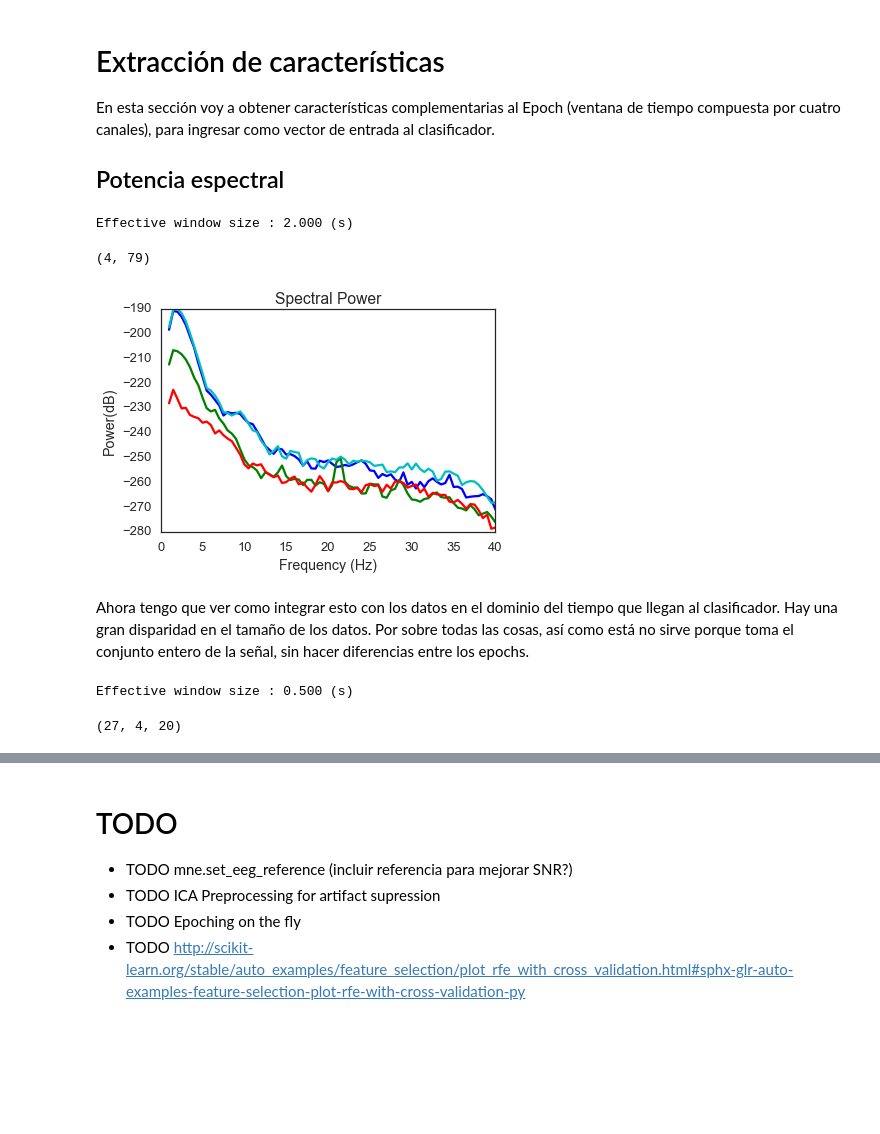
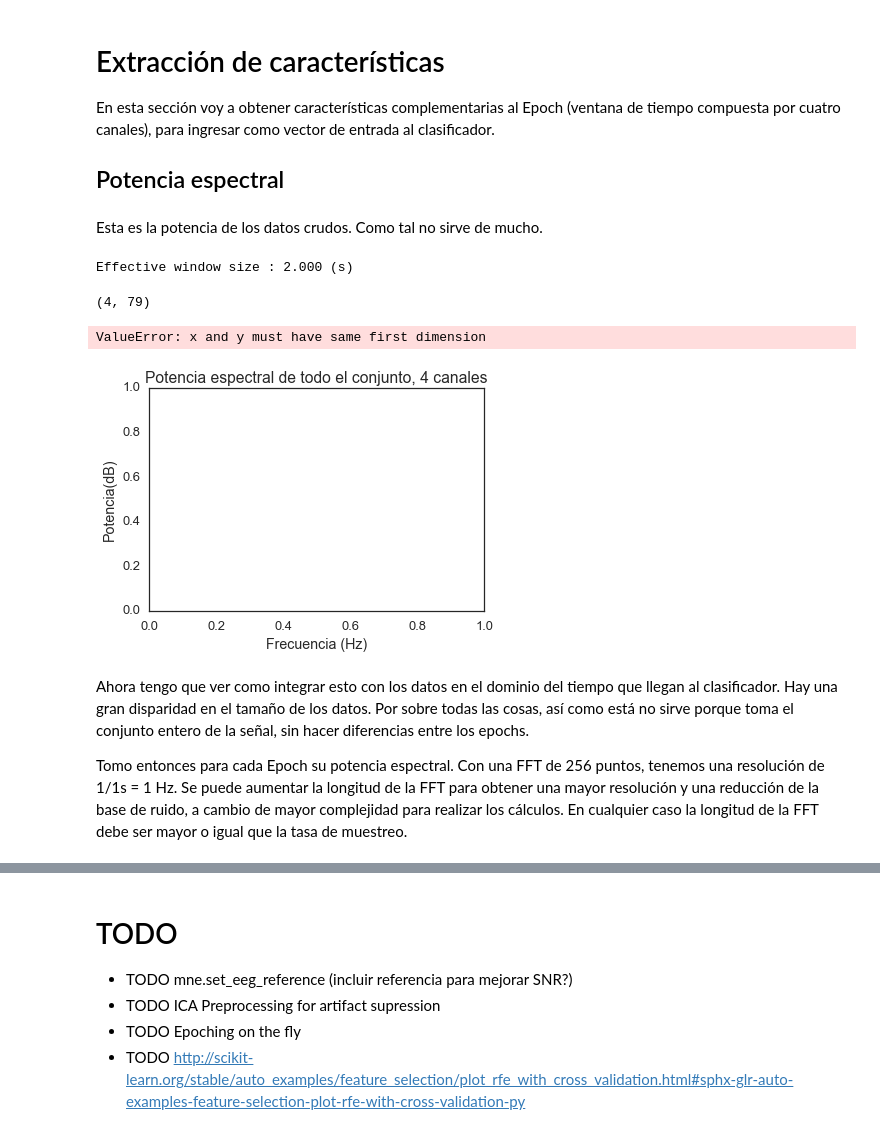
Before and after one commit to matiya/muse-signal-classifier, a Jupyter notebook: notebook/draft.ipynb, the cells around one changed output, grey strips where cells are left out. Cells and saved outputs as stored; diff of their text form; code cells hidden in the pictures; blank space fills up the shorter version.

```diff
--- a/notebook/draft.ipynb
+++ b/notebook/draft.ipynb
@@ -270,6 +270,8 @@ Como se observa, en 5 ejecuciones, el clasificador obtuvo un porcentaje de éxit
 En esta sección voy a obtener características complementarias al Epoch (ventana de tiempo compuesta por cuatro canales), para ingresar como vector de entrada al clasificador.
 
 ## Potencia espectral
+# %% [markdown]
+Esta es la potencia de los datos crudos. Como tal no sirve de mucho.
 # %%
 from mne.time_frequency import psd_welch
 potencia, freq = psd_welch(raw_train, fmax=40, fmin=1, n_fft=512)
@@ -280,21 +282,16 @@ Effective window size : 2.000 (s)
 (4, 79)
 # %%
 plt.figure()
-plt.xlabel('Frequency (Hz)')
-plt.ylabel('Power(dB)')
-plt.title('Spectral Power')
+plt.xlabel('Frecuencia (Hz)')
+plt.ylabel('Potencia(dB)')
+plt.title('Potencia espectral de todo el conjunto, 4 canales')
 for pot in potenciadB:
            plt.plot(freq, pot)
 plt.show()
 # %% [output]
+ValueError: x and y must have same first dimension
-[figure, old version]
+[figure, new version]
 # %% [markdown]
 Ahora tengo que ver como integrar esto con los datos en el dominio del tiempo que llegan al clasificador. Hay una gran disparidad en el tamaño de los datos. Por sobre todas las cosas, así como está no sirve porque toma el conjunto entero de la señal, sin hacer diferencias entre los epochs.
+
+Tomo entonces para cada Epoch su potencia espectral. Con una FFT de 256 puntos, tenemos una resolución de 1/1s = 1 Hz. Se puede aumentar la longitud de la FFT para obtener una mayor resolución y una reducción de la base de ruido, a cambio de mayor complejidad para realizar los cálculos. En cualquier caso la longitud de la FFT debe ser mayor o igual que la tasa de muestreo.
-# %%
-potenciaEpoch, freq = psd_welch(epochs_train, fmax=40, fmin=1, n_fft=128)
-for potenciaE in potenciaEpoch:
-    potenciaE = 20 * np.log10(potenciaE)  # scale to dB
-print("Shape: " potenciaEpoch.shape)
-# %% [output]
-Effective window size : 0.500 (s)
-(27, 4, 20)
```
Also changed, not shown: parts of 16 cells of this notebook.
